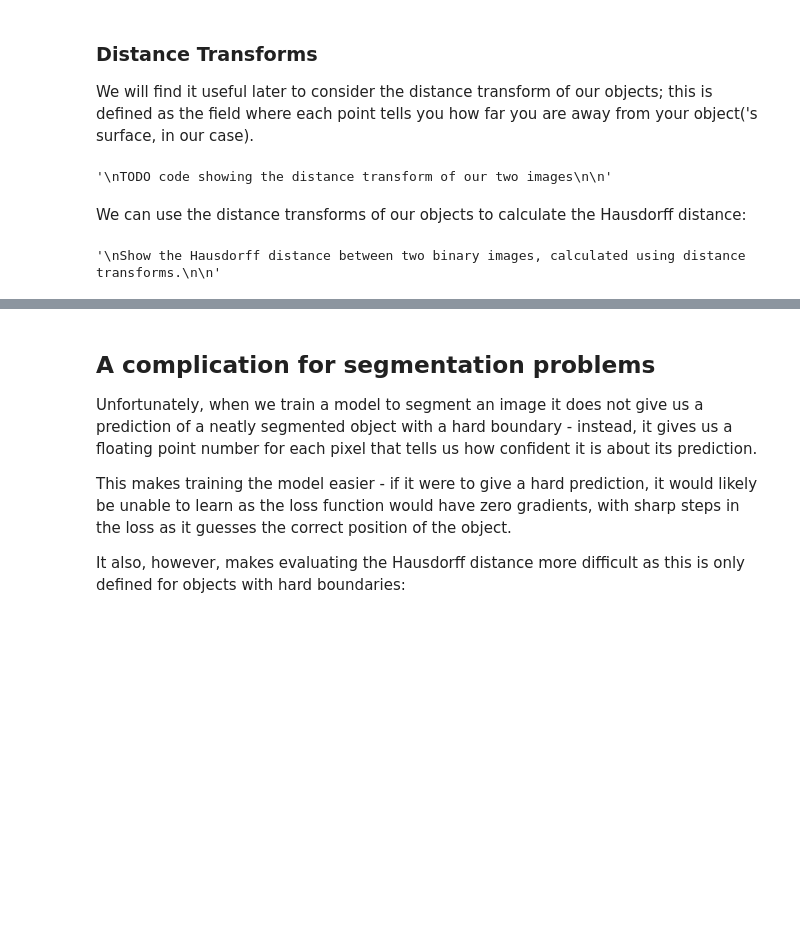
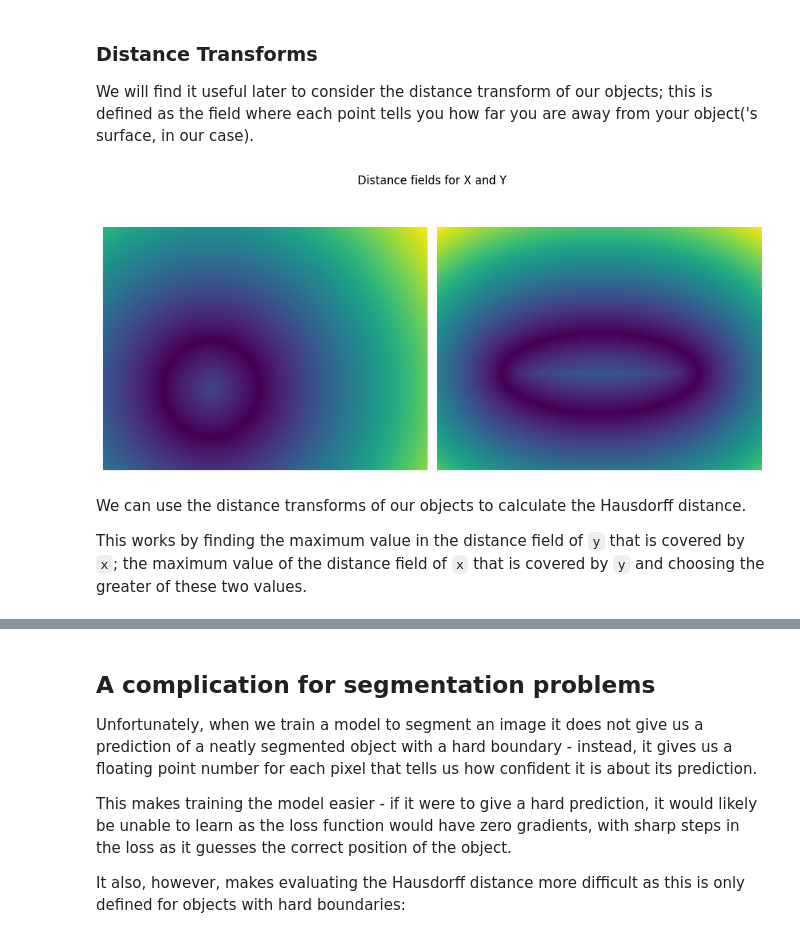
Before and after one commit to JGIBristol/fish_test, a Jupyter notebook: haussdorf_loss.ipynb, the cells around one changed output, grey strips where cells are left out. Cells and saved outputs as stored; diff of their text form; code cells hidden in the pictures; blank space fills up the shorter version.

Commit message:
show the Hausdorff distance using distance transforms

```diff
--- a/haussdorf_loss.ipynb
+++ b/haussdorf_loss.ipynb
@@ -119,19 +120,35 @@ Text(0.5, 1.0, 'The Hausdorff distance is longest minimal distance between X and
 # %% [markdown]
 ### Distance Transforms
 We will find it useful later to consider the distance transform of our objects; this is defined as the field where each point tells you how far you are away from your object('s surface, in our case).
-# %%
-"""
-TODO code showing the distance transform of our two images
-
-"""
-# %% [output]
-'\nTODO code showing the distance transform of our two images\n\n'
-# %% [markdown]
-We can use the distance transforms of our objects to calculate the Hausdorff distance:
-# %%
-"""
-Show the Hausdorff distance between two binary images, calculated using distance transforms.
-
-"""
-# %% [output]
-'\nShow the Hausdorff distance between two binary images, calculated using distance transforms.\n\n'
+# %%
+"""
+Code showing the distance transform of our two images
+
+"""
+
+from scipy.ndimage import distance_transform_edt
+
+
+def distance_field(arr: np.ndarray) -> np.ndarray:
+    return distance_transform_edt(1 - arr) + distance_transform_edt(arr)
+
+
+x_distfield = distance_field(hard_x)
+y_distfield = distance_field(y)
+# %%
+fig, axes = plt.subplots(1, 2, figsize=(10, 5))
+
+axes[0].imshow(x_distfield.T, origin="lower")
+axes[1].imshow(y_distfield.T, origin="lower")
+
+for axis in axes:
+    axis.axis("off")
+
+fig.suptitle("Distance fields for X and Y")
+fig.tight_layout()
+# %% [output]
+[figure, added]
+# %% [markdown]
+We can use the distance transforms of our objects to calculate the Hausdorff distance.
+
+This works by finding the maximum value in the distance field of `y` that is covered by `x`; the maximum value of the distance field of `x` that is covered by `y` and choosing the greater of these two values.
```
Also changed, not shown: parts of 9 cells of this notebook.
